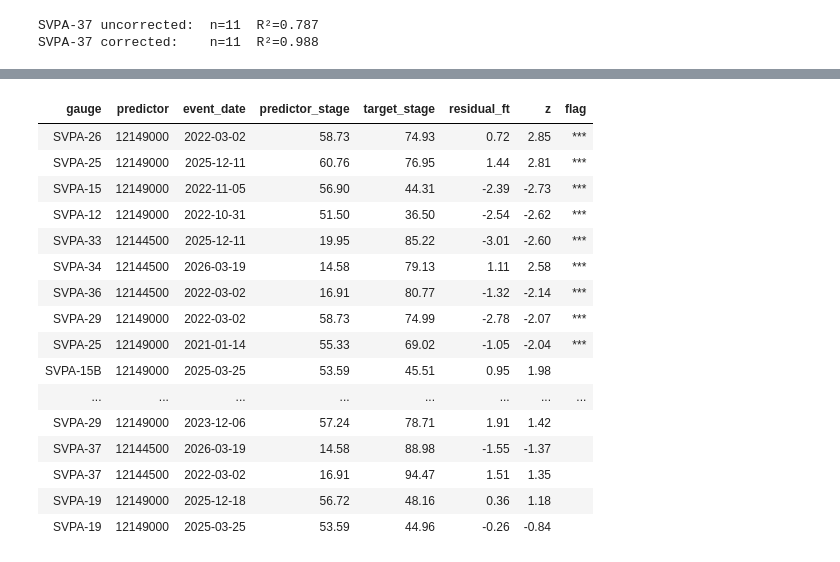
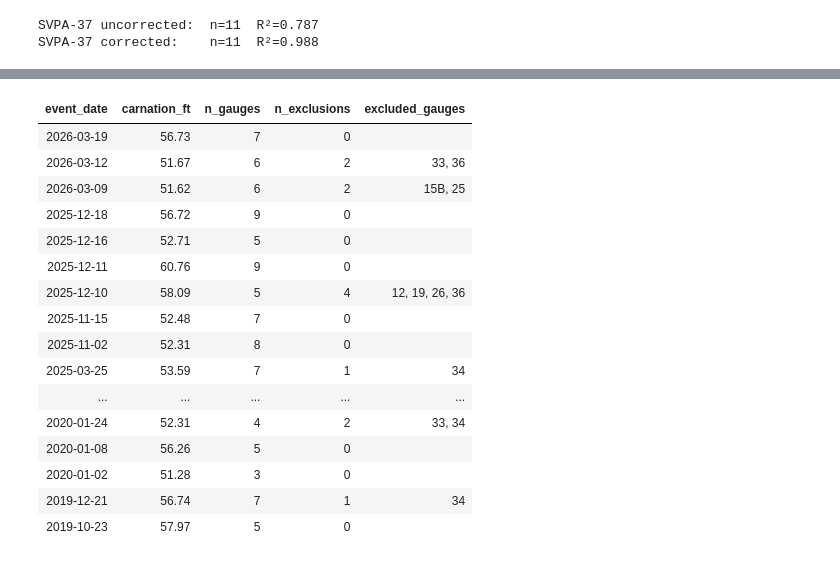
Before and after one commit to snovalleypa/river-data, a Jupyter notebook: notebooks/svpa-forecast-regression.ipynb, the cells around one changed output, grey strips where cells are left out. Drawn from its saved outputs; the diff is of its cells as text; code cells hidden in the pictures.

```diff
--- a/notebooks/svpa-forecast-regression.ipynb
+++ b/notebooks/svpa-forecast-regression.ipynb
@@ -414,68 +446,72 @@ Re-run the notebook and the point drops out; the next-worst candidate surfaces.
 # %%
 from IPython.display import HTML
 
 FLOODZILLA_BASE = "http://localhost:8081"
 
 
 def _gage_url(gauge_id, event_date, pad_days=1):
     d = pd.Timestamp(event_date)
     frm = (d - pd.Timedelta(days=pad_days)).date()
     to = (d + pd.Timedelta(days=pad_days)).date()
     return f"{FLOODZILLA_BASE}/gage/{gauge_id}?from={frm}&to={to}"
 
 
-def exclusion_candidates(n_top=2, z_flag=2.0):
-    """Largest standardized residuals per gauge (after current exclusions)."""
+def crest_list():
+    """One row per evaluated flood event: gauge coverage and current exclusions."""
+    # How many gauges have a matched crest for each event (ignore exclusions here).
+    coverage = {}
+    for gid in svpa_gauges:
+        pairs, _, _ = build_pairs(gid, apply_exclusions=False)
+        for ev in pairs["event_date"]:
+            coverage[ev] = coverage.get(ev, 0) + 1
+
+    # Which gauges currently exclude each event_date.
+    excluded_by = {}
+    for gid, dates in EXCLUSIONS.items():
+        for d in dates:
+            excluded_by.setdefault(d, []).append(gid)
+
+    carn = events.assign(event_date=events["utc"].dt.date.astype(str))
+    carn_ft = carn.groupby("event_date")["stage"].max()
+
     rows = []
-    for gid in svpa_gauges:
-        pairs, predictor_id, _ = build_pairs(gid)
-        if len(pairs) < 4:
-            continue
-        regr, _ = build_model(pairs)
-        X = pairs["predictor_stage"].to_numpy().reshape(-1, 1)
-        resid = pairs["target_stage"].to_numpy() - regr.predict(X)
-        sigma = resid.std(ddof=1)
-        z = resid / sigma if sigma else np.zeros_like(resid)
-        for k in np.argsort(-np.abs(z))[:n_top]:
-            ev = pairs.iloc[k]["event_date"]
-            rows.append({
-                "gauge": gid, "predictor": predictor_id, "event_date": ev,
-                "predictor_stage": round(float(pairs.iloc[k]["predictor_stage"]), 2),
-                "target_stage": round(float(pairs.iloc[k]["target_stage"]), 2),
-                "residual_ft": round(float(resid[k]), 2),
-                "z": round(float(z[k]), 2),
-                "flag": "***" if abs(z[k]) >= z_flag else "",
-                "url": _gage_url(gid, ev),
-            })
-    out = pd.DataFrame(rows)
-    return out.reindex(out["z"].abs().sort_values(ascending=False).index)
+    for ev in sorted(coverage, reverse=True):
+        g = sorted(excluded_by.get(ev, []))
+        rows.append({
+            "event_date": ev,
+            "carnation_ft": round(float(carn_ft.get(ev, np.nan)), 2),
+            "n_gauges": coverage[ev],
+            "n_exclusions": len(g),
+            "excluded_gauges": ", ".join(s.replace("SVPA-", "") for s in g),
+        })
+    return pd.DataFrame(rows)
 
 
-def show_candidates(**kwargs):
-    """Render exclusion_candidates() with the event_date as a Floodzilla link."""
-    df = exclusion_candidates(**kwargs).copy()
+def show_crest_list():
+    """crest_list() with each event_date linked to SVPA-37 on Floodzilla."""
+    df = crest_list().copy()
     df["event_date"] = [
-        f'<a href="{u}" target="_blank">{d}</a>'
-        for d, u in zip(df["event_date"], df["url"])
+        f'<a href="{_gage_url("SVPA-37", d)}" target="_blank">{d}</a>'
+        for d in df["event_date"]
     ]
-    return HTML(df.drop(columns="url").to_html(escape=False, index=False))
+    return HTML(df.to_html(escape=False, index=False))
 
-show_candidates()
+show_crest_list()
 # %% [output]
-| gauge | predictor | event_date | predictor_stage | target_stage | residual_ft | z | flag |
-| SVPA-26 | 12149000 | 2022-03-02 | 58.73 | 74.93 | 0.72 | 2.85 | *** |
-| SVPA-25 | 12149000 | 2025-12-11 | 60.76 | 76.95 | 1.44 | 2.81 | *** |
-| SVPA-15 | 12149000 | 2022-11-05 | 56.90 | 44.31 | -2.39 | -2.73 | *** |
-| SVPA-12 | 12149000 | 2022-10-31 | 51.50 | 36.50 | -2.54 | -2.62 | *** |
-| SVPA-33 | 12144500 | 2025-12-11 | 19.95 | 85.22 | -3.01 | -2.60 | *** |
-| SVPA-34 | 12144500 | 2026-03-19 | 14.58 | 79.13 | 1.11 | 2.58 | *** |
-| SVPA-36 | 12144500 | 2022-03-02 | 16.91 | 80.77 | -1.32 | -2.14 | *** |
-| SVPA-29 | 12149000 | 2022-03-02 | 58.73 | 74.99 | -2.78 | -2.07 | *** |
-| SVPA-25 | 12149000 | 2021-01-14 | 55.33 | 69.02 | -1.05 | -2.04 | *** |
-| SVPA-15B | 12149000 | 2025-03-25 | 53.59 | 45.51 | 0.95 | 1.98 |  |
-| ... | ... | ... | ... | ... | ... | ... | ... |
-| SVPA-29 | 12149000 | 2023-12-06 | 57.24 | 78.71 | 1.91 | 1.42 |  |
-| SVPA-37 | 12144500 | 2026-03-19 | 14.58 | 88.98 | -1.55 | -1.37 |  |
-| SVPA-37 | 12144500 | 2022-03-02 | 16.91 | 94.47 | 1.51 | 1.35 |  |
-| SVPA-19 | 12149000 | 2025-12-18 | 56.72 | 48.16 | 0.36 | 1.18 |  |
-| SVPA-19 | 12149000 | 2025-03-25 | 53.59 | 44.96 | -0.26 | -0.84 |  |
+| event_date | carnation_ft | n_gauges | n_exclusions | excluded_gauges |
+| 2026-03-19 | 56.73 | 7 | 0 |  |
+| 2026-03-12 | 51.67 | 6 | 2 | 33, 36 |
+| 2026-03-09 | 51.62 | 6 | 2 | 15B, 25 |
+| 2025-12-18 | 56.72 | 9 | 0 |  |
+| 2025-12-16 | 52.71 | 5 | 0 |  |
+| 2025-12-11 | 60.76 | 9 | 0 |  |
+| 2025-12-10 | 58.09 | 5 | 4 | 12, 19, 26, 36 |
+| 2025-11-15 | 52.48 | 7 | 0 |  |
+| 2025-11-02 | 52.31 | 8 | 0 |  |
+| 2025-03-25 | 53.59 | 7 | 1 | 34 |
+| ... | ... | ... | ... | ... |
+| 2020-01-24 | 52.31 | 4 | 2 | 33, 34 |
+| 2020-01-08 | 56.26 | 5 | 0 |  |
+| 2020-01-02 | 51.28 | 3 | 0 |  |
+| 2019-12-21 | 56.74 | 7 | 1 | 34 |
+| 2019-10-23 | 57.97 | 5 | 0 |  |
```
Also changed, not shown: parts of 7 cells of this notebook, 3 other files.
